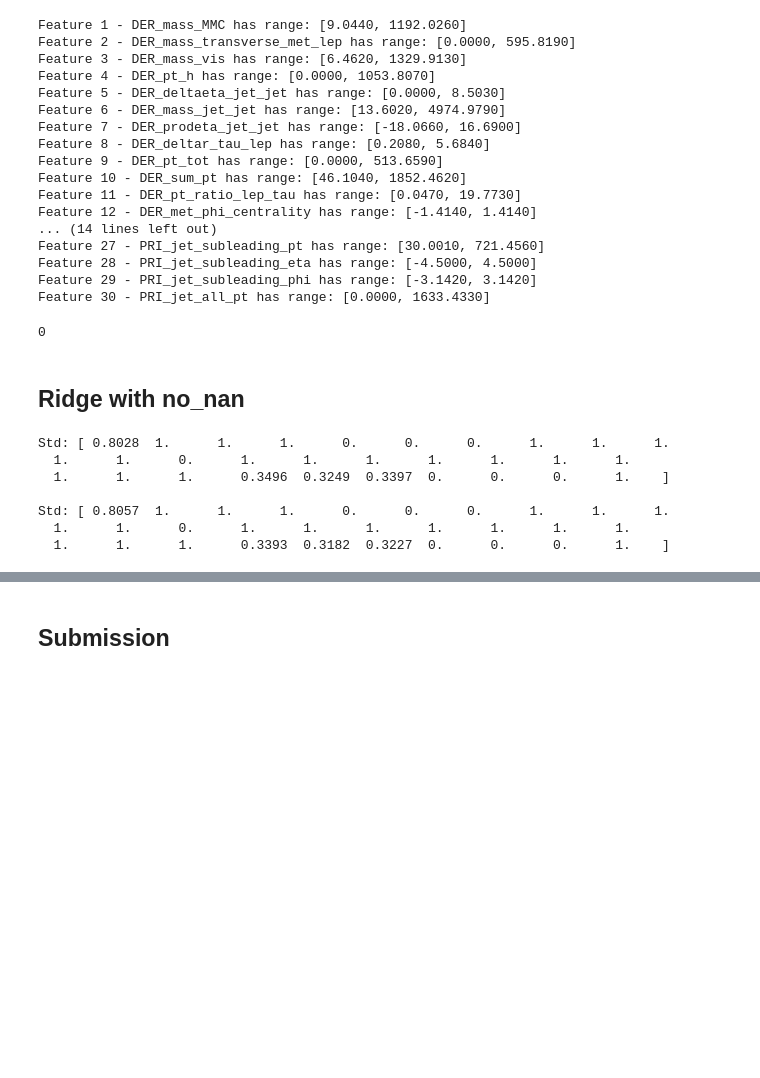
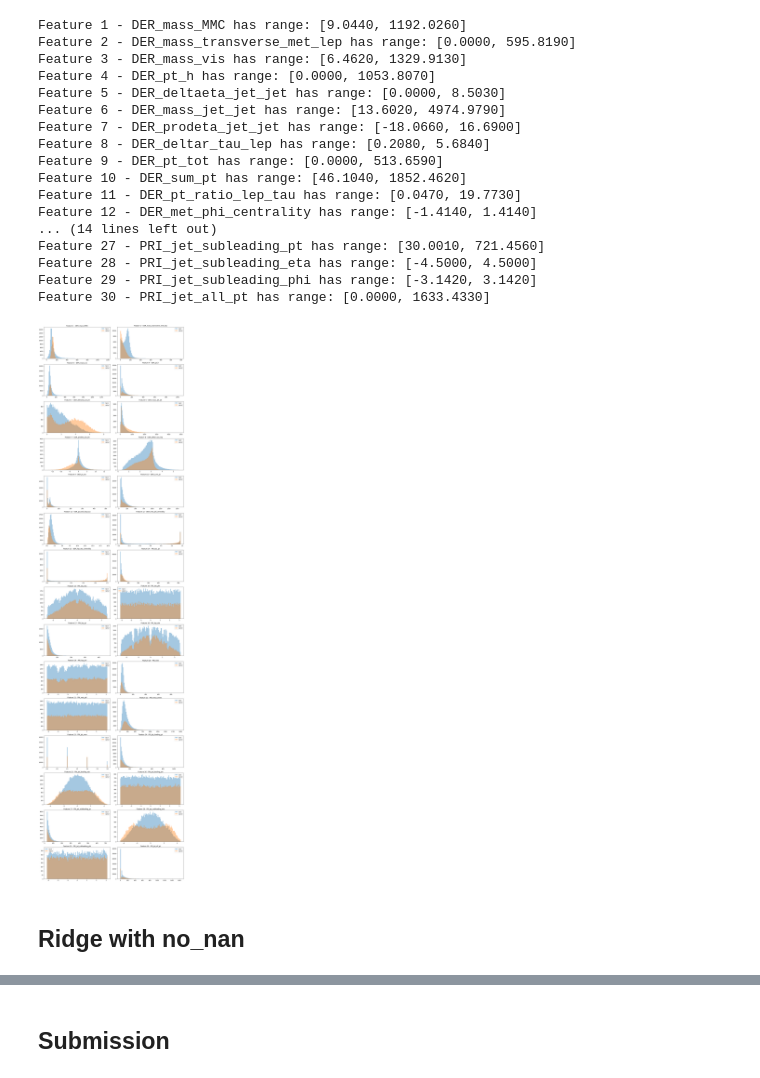
Before and after one commit to MLElec/ML_course, a Jupyter notebook: projects/project1/ridge_reg_notebook.ipynb, the cells around one changed output, grey strips where cells are left out. Drawn from its saved outputs; the diff is of its cells as text; code cells hidden in the pictures; blank space fills up the shorter version.

```diff
--- a/projects/project1/ridge_reg_notebook.ipynb
+++ b/projects/project1/ridge_reg_notebook.ipynb
@@ -46,6 +46,22 @@ Feature 27 - PRI_jet_subleading_pt has range: [30.0010, 721.4560]
 Feature 28 - PRI_jet_subleading_eta has range: [-4.5000, 4.5000]
 Feature 29 - PRI_jet_subleading_phi has range: [-3.1420, 3.1420]
 Feature 30 - PRI_jet_all_pt has range: [0.0000, 1633.4330]
+# %%
+plt.figure(figsize=(16,60))
+
+for i, feature in enumerate(x_train.T):
+    plt.subplot(15, 2, i+1)
+    id_keep = ~np.isnan(feature)
+    id_b = np.logical_and(y_train == -1, id_keep)
+    id_s = np.logical_and(y_train == 1, id_keep)
+    #plt.hist(feature[id_keep], bins=100, alpha=0.4, label='total')
+    plt.hist(feature[id_b], alpha=0.4, bins=100, label='back')
+    plt.hist(feature[id_s], alpha=0.4, bins=100, label='signal')
+    plt.title('Feature {} - {}'.format(i+1, header[i]))
+    plt.legend()
+plt.tight_layout()
+# %% [output]
+[figure, added]
 # %%
 # Remove features with NaN
 keep_id = np.nonzero(np.sum(np.isnan(x_train), axis=0) == 0)[0]
@@ -57,10 +73,6 @@ keep_id_val = np.nonzero(np.sum(np.isnan(x_validation), axis=0) == 0)[0]
 x_naive_val = x_validation[:, keep_id]
 # normalize features
 x_naive_val = (x_naive_val - np.mean(x_naive_val, axis=0))/np.std(x_naive_val, axis=0)
-
-np.sum(np.isnan(x_naive_val))
-# %% [output]
-0
 # %%
 from scripts.ml import cross_validation_ls
 
@@ -144,49 +156,3 @@ def test_ridge_regression(x, y, x_val, y_val, degrees, lambdas):
 weights_naive = test_ridge_regression(x_naive, y_train, x_naive_val, y_validation, degrees = np.linspace(1,5,5), lambdas=np.logspace(-7,2,20))
 # %% [markdown]
 ## Ridge with no_nan
-# %%
-def mad(x_feat):
-    """ Median Absolute Deviation: a "Robust" version of standard deviation.
-        Indices variabililty of the sample.
-        https://en.wikipedia.org/wiki/Median_absolute_deviation
-    """
-    mad_res = np.ones(x_feat.shape[1])
-    for i, col in enumerate(x_feat.T):
-        arr = np.ma.array(col).compressed() # should be faster to not use masked arrays.
-        med = np.nanmedian(arr)
-        mad_res[i] = np.nanmedian(np.abs(arr - med))
-
-    return mad_res
-
-# normalize features
-#x_no_nan = x_train.copy()
-#x_no_nan = (x_no_nan - np.nanmean(x_no_nan, axis=0))/np.nanstd(x_no_nan, axis=0)
-#x_no_nan = np.nan_to_num(x_no_nan)
-#print('\nStd:', np.std(x_no_nan, axis=0))
-
-# normalize features
-#x_no_nan_val = x_validation.copy()
-#x_no_nan_val = (x_no_nan_val - np.nanmean(x_no_nan_val, axis=0))/np.nanstd(x_no_nan_val, axis=0)
-#x_no_nan_val = np.nan_to_num(x_no_nan_val)
-#print('\nStd:', np.std(x_no_nan_val, axis=0))
-
-
-# normalize features
-x_no_nan = x_train.copy()
-x_no_nan = (x_no_nan - np.nanmedian(x_no_nan, axis=0))/mad(x_no_nan)
-x_no_nan = np.nan_to_num(x_no_nan)
-print('\nStd:', mad(x_no_nan))
-
-# normalize features
-x_no_nan_val = x_validation.copy()
-x_no_nan_val = (x_no_nan_val - np.nanmedian(x_no_nan_val, axis=0))/mad(x_no_nan_val)
-x_no_nan_val = np.nan_to_num(x_no_nan_val)
-print('\nStd:', mad(x_no_nan_val))
-# %% [output]
-Std: [ 0.8028  1.      1.      1.      0.      0.      0.      1.      1.      1.
-  1.      1.      0.      1.      1.      1.      1.      1.      1.      1.
-  1.      1.      1.      0.3496  0.3249  0.3397  0.      0.      0.      1.    ]
-
-Std: [ 0.8057  1.      1.      1.      0.      0.      0.      1.      1.      1.
-  1.      1.      0.      1.      1.      1.      1.      1.      1.      1.
-  1.      1.      1.      0.3393  0.3182  0.3227  0.      0.      0.      1.    ]
```
Also changed, not shown: parts of 5 cells of this notebook.
